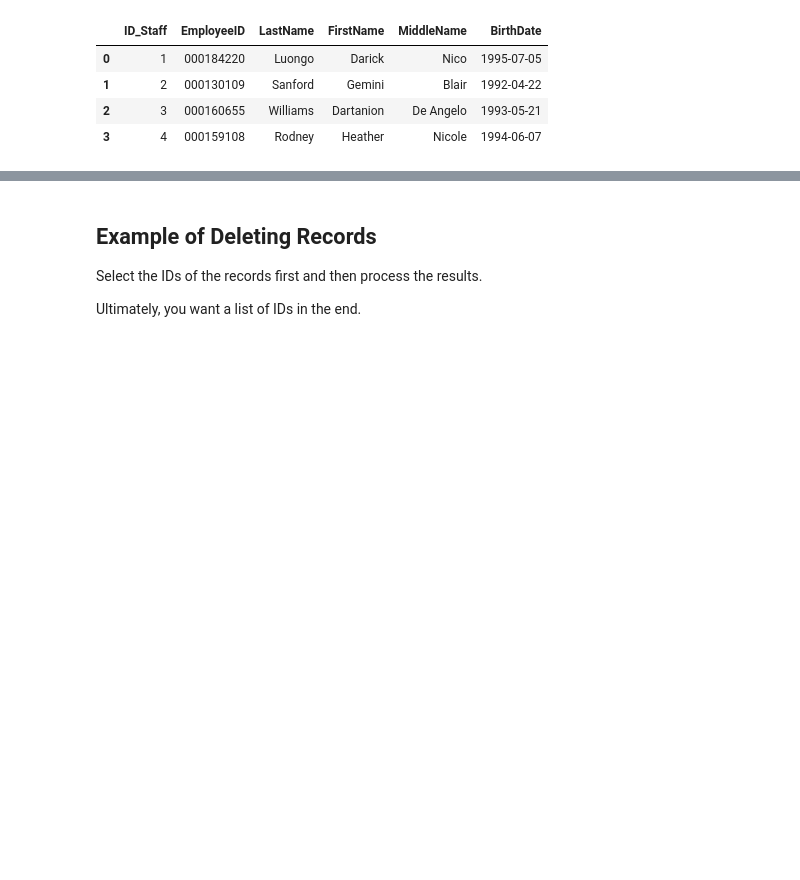
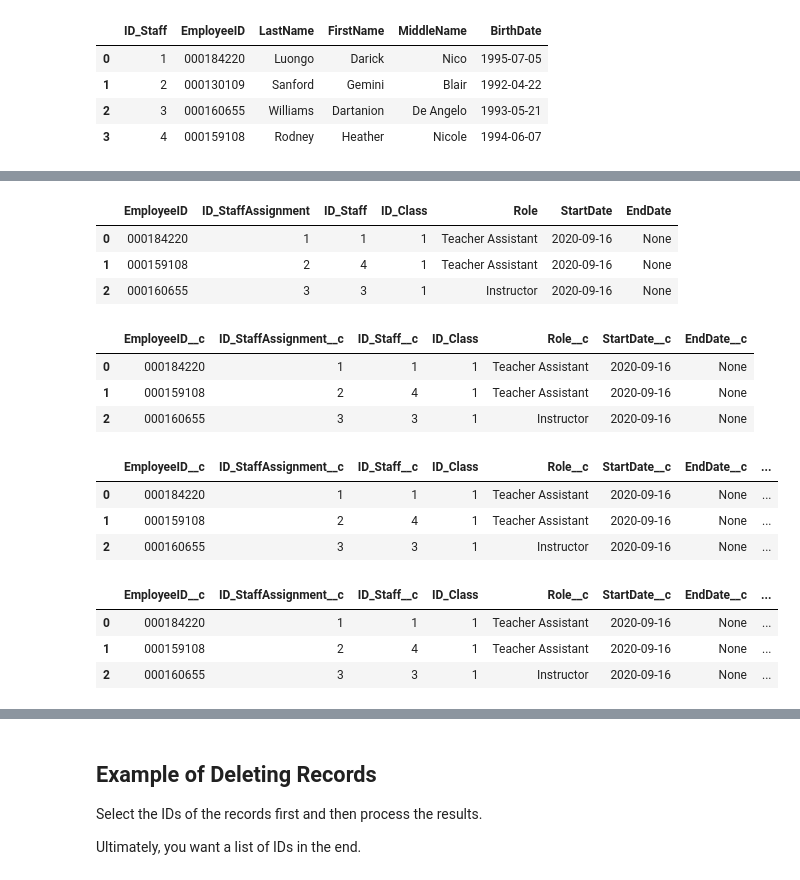
Before and after one commit to mgfrancis/etl_salesforce, a Jupyter notebook: Salesforce-ETL-Project-Starter-Code-Copy1.ipynb, the cells around one changed output, grey strips where cells are left out. Cells and saved outputs as stored; diff of their text form; code cells hidden in the pictures; blank space fills up the shorter version.

```diff
--- a/Salesforce-ETL-Project-Starter-Code-Copy1.ipynb
+++ b/Salesforce-ETL-Project-Starter-Code-Copy1.ipynb
@@ -613,0 +631,3 @@ staff_data_df.head()
+# %%
+staff_records = staff_data_df.to_dict('records')
+staff_records
@@ -613,0 +793,4 @@ staff_data_df.head()
+# %%
+staff_lookup_df = pd.DataFrame(staff_lookup_list)
+
+staff_lookup_df.head()
@@ -613,0 +803,61 @@ staff_data_df.head()
+# %%
+#Query the 'Staff' table from MySql
+
+stquery = '''
+    SELECT
+        st.EmployeeID,
+        sa.*
+    FROM
+        staff st
+        INNER JOIN staffassignment sa
+        ON sa.ID_Staff = st.ID_Staff
+
+'''
+
+st_data_df = pd.read_sql(stquery, conn)
+st_data_df.head()
+# %% [output]
+|  | EmployeeID | ID_StaffAssignment | ID_Staff | ID_Class | Role | StartDate | EndDate |
+| 0 | 000184220 | 1 | 1 | 1 | Teacher Assistant | 2020-09-16 | None |
+| 1 | 000159108 | 2 | 4 | 1 | Teacher Assistant | 2020-09-16 | None |
+| 2 | 000160655 | 3 | 3 | 1 | Instructor | 2020-09-16 | None |
+# %%
+st_data_df.rename(columns={
+    'EmployeeID' : 'EmployeeID__c',
+    'ID_StaffAssignment': 'ID_StaffAssignment__c',
+    'ID_Staff': 'ID_Staff__c',
+    'Role': 'Role__c',
+    'StartDate': 'StartDate__c',
+    'EndDate': 'EndDate__c'
+}, inplace=True)
+
+st_data_df
+# %% [output]
+|  | EmployeeID__c | ID_StaffAssignment__c | ID_Staff__c | ID_Class | Role__c | StartDate__c | EndDate__c |
+| 0 | 000184220 | 1 | 1 | 1 | Teacher Assistant | 2020-09-16 | None |
+| 1 | 000159108 | 2 | 4 | 1 | Teacher Assistant | 2020-09-16 | None |
+| 2 | 000160655 | 3 | 3 | 1 | Instructor | 2020-09-16 | None |
+# %%
+#Join the staffparticipant dataframes with the staff Lookup table
+
+sa_data_df = pd.merge(st_data_df, staff_lookup_df, on='EmployeeID__c')
+
+#choose columns to include
+#sa_data_df = sa_data_df[['Name','StudentID__c','ID_Student__c','Student_ID__c']]
+sa_data_df.head()
+# %% [output]
+|  | EmployeeID__c | ID_StaffAssignment__c | ID_Staff__c | ID_Class | Role__c | StartDate__c | EndDate__c | ... |
+| 0 | 000184220 | 1 | 1 | 1 | Teacher Assistant | 2020-09-16 | None | ... |
+| 1 | 000159108 | 2 | 4 | 1 | Teacher Assistant | 2020-09-16 | None | ... |
+| 2 | 000160655 | 3 | 3 | 1 | Instructor | 2020-09-16 | None | ... |
+# %%
+#Join the staff/staffassignment dataframe w class/staffassignment dataframe
+
+newsa_data_df = pd.merge(sa_data_df, sp_data_df, how='left')#on='ID_Student__c'
+#newcp_data_df = newcp_data_df[['ID_Class__c','Student_ID__c', 'StartDate__c','EndDate__c']]
+newsa_data_df.head()
+# %% [output]
+|  | EmployeeID__c | ID_StaffAssignment__c | ID_Staff__c | ID_Class | Role__c | StartDate__c | EndDate__c | ... |
+| 0 | 000184220 | 1 | 1 | 1 | Teacher Assistant | 2020-09-16 | None | ... |
+| 1 | 000159108 | 2 | 4 | 1 | Teacher Assistant | 2020-09-16 | None | ... |
+| 2 | 000160655 | 3 | 3 | 1 | Instructor | 2020-09-16 | None | ... |
```
Also changed, not shown: parts of 19 cells of this notebook.
